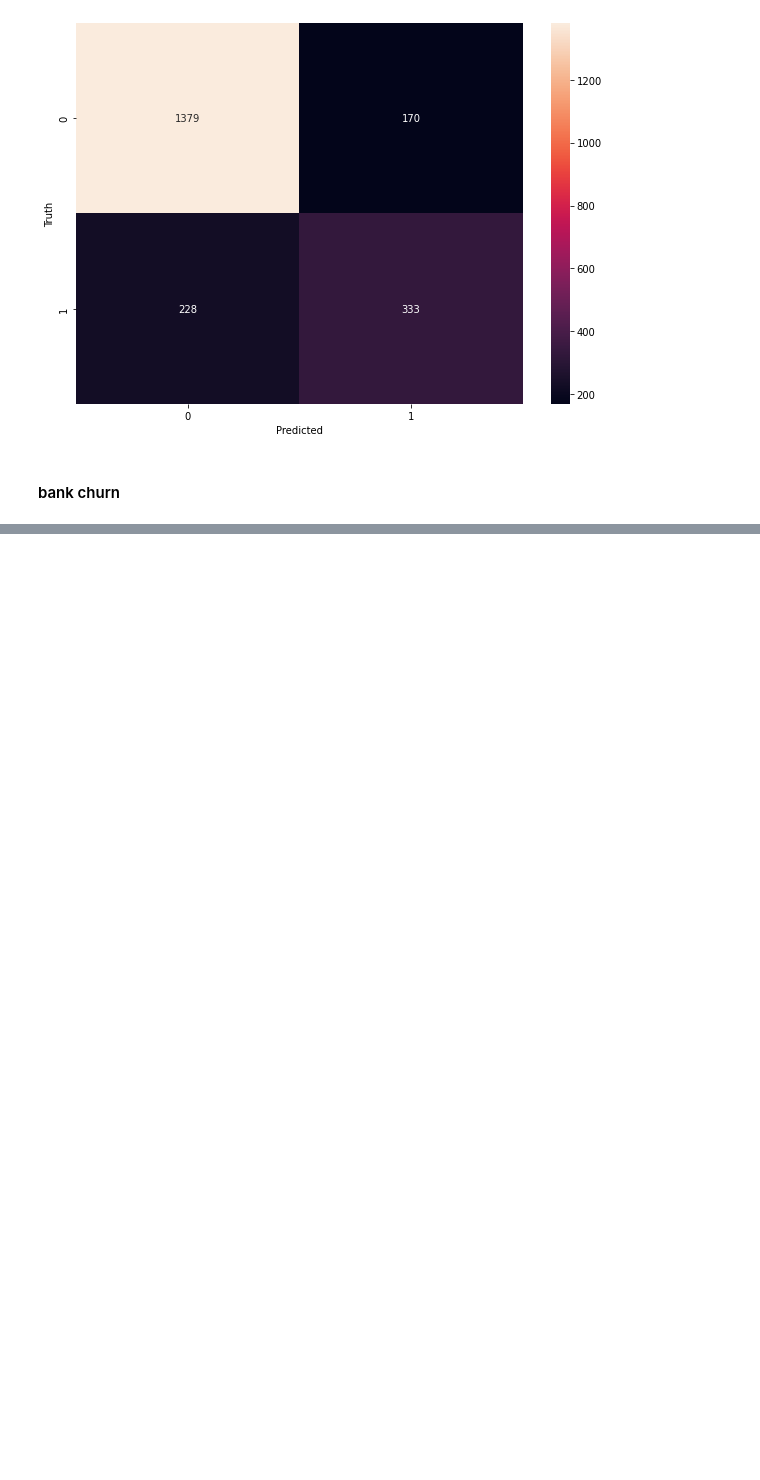
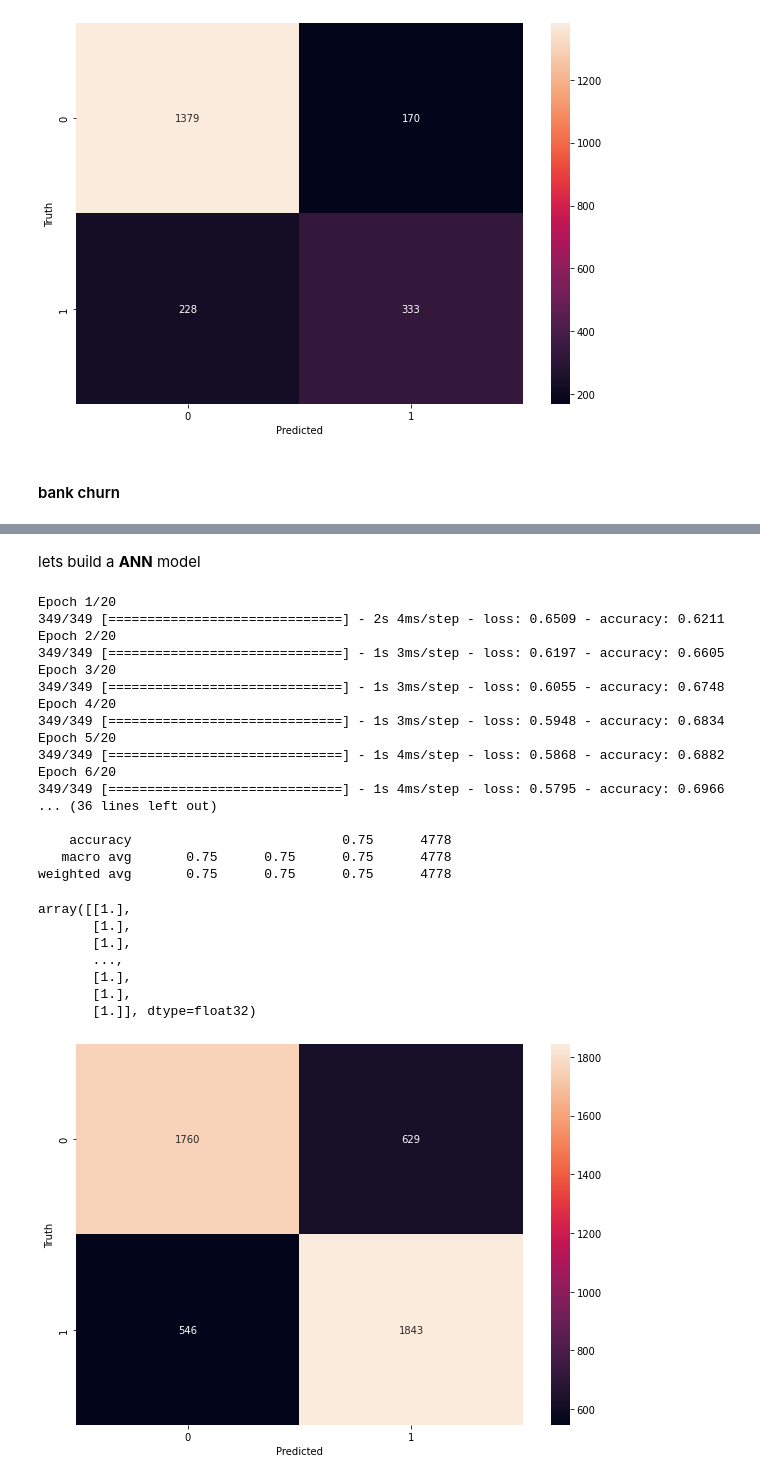
Before and after one commit to harsh-kmr/ml_projects, a Jupyter notebook: deep_learning.ipynb, the cells around one changed output, grey strips where cells are left out. Saved outputs shown, nothing was run; the diff lists cells and outputs as text; code cells hidden in the pictures; blank space fills up the shorter version.

```diff
--- a/deep_learning.ipynb
+++ b/deep_learning.ipynb
@@ -941,0 +1119,3 @@ Text(69.0, 0.5, 'Truth')
+# %%
+df_1 = df[df['Exited']== 1]
+df_0 = df[df['Exited']== 0]
@@ -941,0 +1128,2 @@ Text(69.0, 0.5, 'Truth')
+# %%
+df_1_over = df_1.sample(7963, random_state= 42,replace=True)
@@ -941,0 +1132,5 @@ Text(69.0, 0.5, 'Truth')
+# %%
+df_over =  pd.concat([df_0, df_1_over], axis= 0)
+# %%
+x_over = df_over.drop(columns= ['Exited'])
+y_over = df_over['Exited']
@@ -941,0 +1140,30 @@ Text(69.0, 0.5, 'Truth')
+# %% [markdown]
+lets build a **ANN** model
+# %%
+ANN(x_over, y_over)
+# %% [output]
+Epoch 1/20
+349/349 [==============================] - 2s 4ms/step - loss: 0.6509 - accuracy: 0.6211
+Epoch 2/20
+349/349 [==============================] - 1s 3ms/step - loss: 0.6197 - accuracy: 0.6605
+Epoch 3/20
+349/349 [==============================] - 1s 3ms/step - loss: 0.6055 - accuracy: 0.6748
+Epoch 4/20
+349/349 [==============================] - 1s 3ms/step - loss: 0.5948 - accuracy: 0.6834
+Epoch 5/20
+349/349 [==============================] - 1s 4ms/step - loss: 0.5868 - accuracy: 0.6882
+Epoch 6/20
+349/349 [==============================] - 1s 4ms/step - loss: 0.5795 - accuracy: 0.6966
+... (36 lines left out)
+
+    accuracy                           0.75      4778
+   macro avg       0.75      0.75      0.75      4778
+weighted avg       0.75      0.75      0.75      4778
+array([[1.],
+       [1.],
+       [1.],
+       ...,
+       [1.],
+       [1.],
+       [1.]], dtype=float32)
+[figure, added]
```
Also changed, not shown: parts of 45 cells of this notebook.
